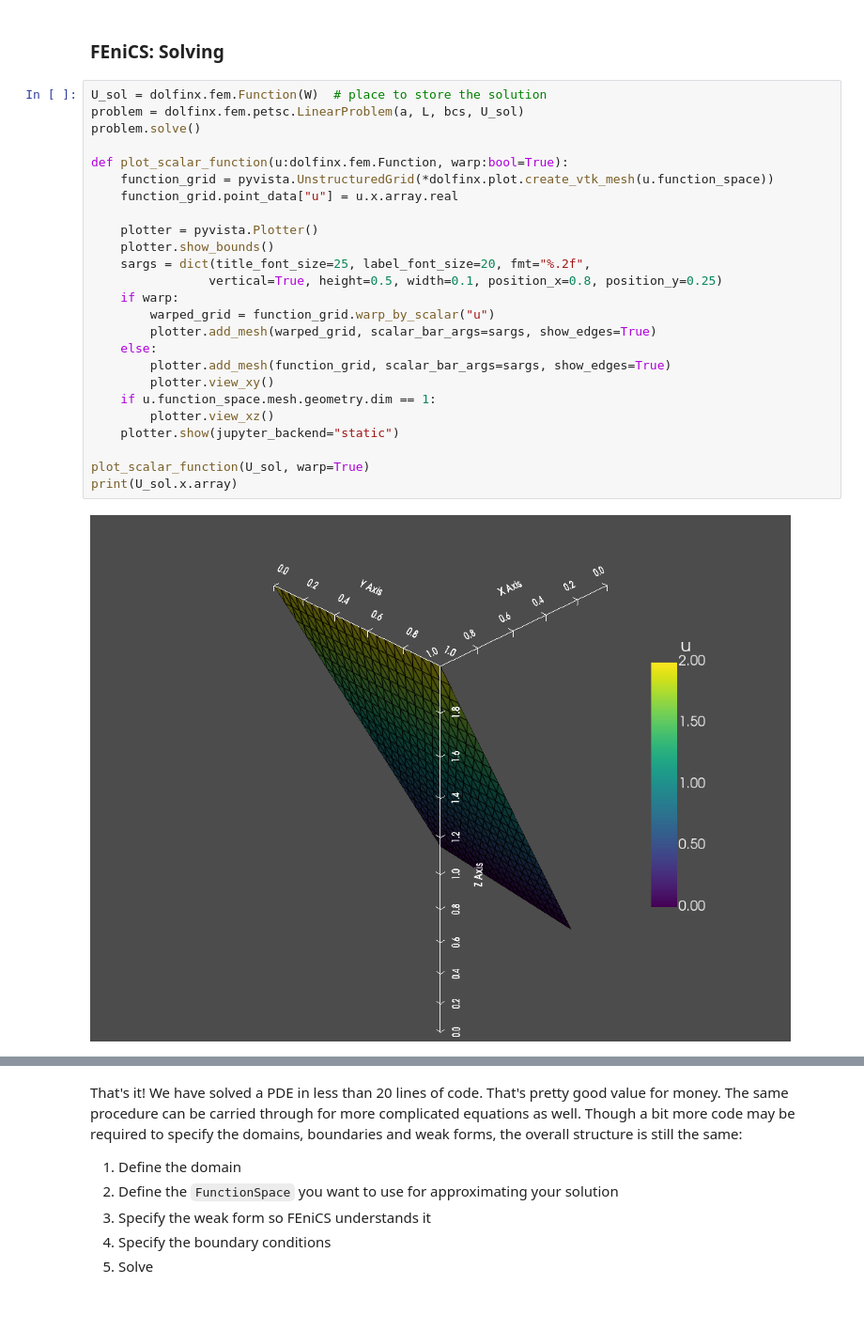
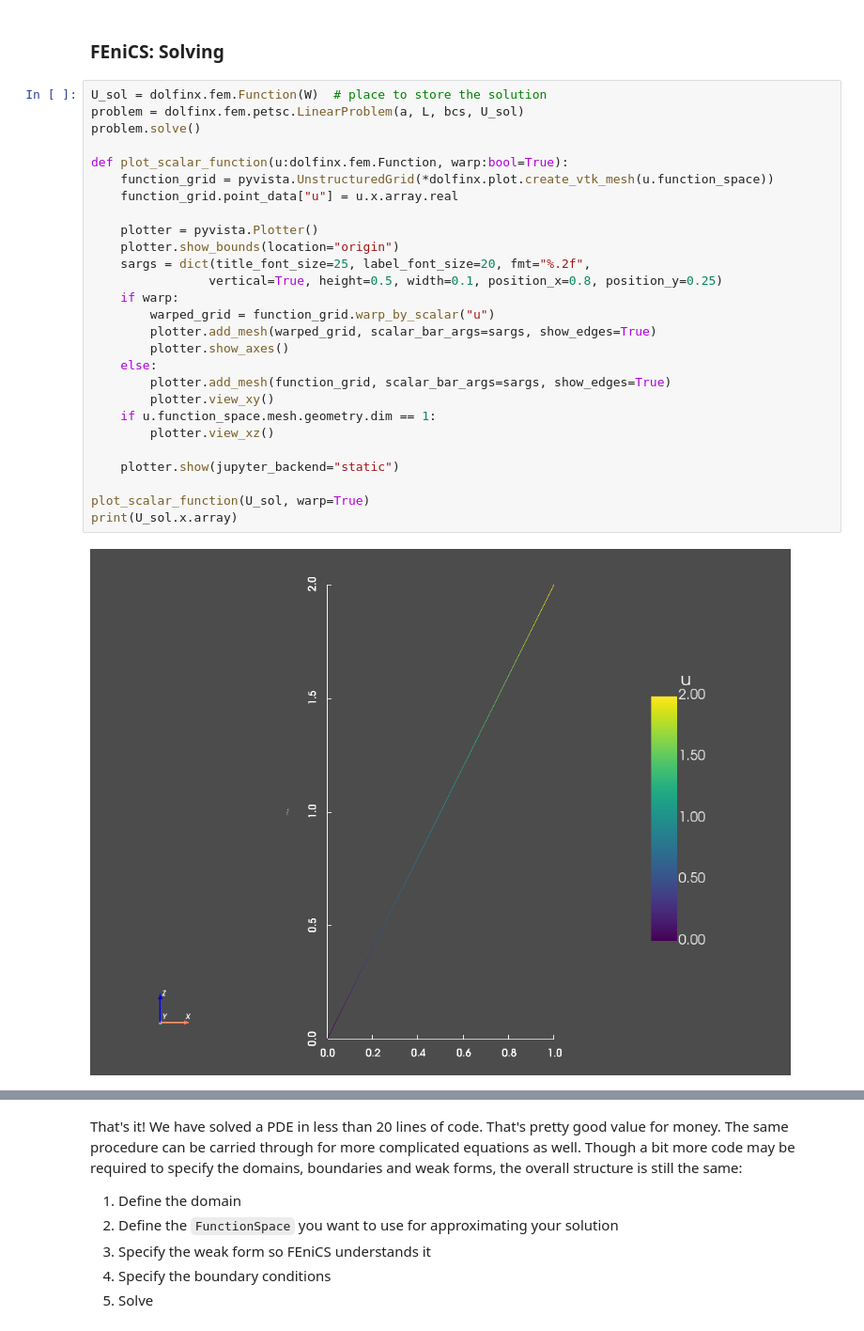
Before and after one commit to Simula-SSCP/SSCP_2024_lectures, a Jupyter notebook: L12 (FEniCS Intro)/dolfinx/L02_FEniCS_Diffusion.ipynb, the cells around one changed output, grey strips where cells are left out. Shown at 94% size. Cells and saved outputs as stored; diff of their text form.

```diff
--- a/L12 (FEniCS Intro)/dolfinx/L02_FEniCS_Diffusion.ipynb
+++ b/L12 (FEniCS Intro)/dolfinx/L02_FEniCS_Diffusion.ipynb
@@ -156,27 +156,29 @@ We are now ready to solve the linear system.
 # %%
 U_sol = dolfinx.fem.Function(W)  # place to store the solution
 problem = dolfinx.fem.petsc.LinearProblem(a, L, bcs, U_sol)
 problem.solve()
 
 def plot_scalar_function(u:dolfinx.fem.Function, warp:bool=True):
     function_grid = pyvista.UnstructuredGrid(*dolfinx.plot.create_vtk_mesh(u.function_space))
     function_grid.point_data["u"] = u.x.array.real
 
     plotter = pyvista.Plotter()
-    plotter.show_bounds()
+    plotter.show_bounds(location="origin")
     sargs = dict(title_font_size=25, label_font_size=20, fmt="%.2f",
                 vertical=True, height=0.5, width=0.1, position_x=0.8, position_y=0.25)
     if warp:
         warped_grid = function_grid.warp_by_scalar("u")
         plotter.add_mesh(warped_grid, scalar_bar_args=sargs, show_edges=True)
+        plotter.show_axes()
     else:
         plotter.add_mesh(function_grid, scalar_bar_args=sargs, show_edges=True)
         plotter.view_xy()
     if u.function_space.mesh.geometry.dim == 1:
         plotter.view_xz()
+
     plotter.show(jupyter_backend="static")
 
 plot_scalar_function(U_sol, warp=True)
 print(U_sol.x.array)
 # %% [output]
-[figure, old version]
+[figure, new version]
```
Also changed, not shown: parts of 21 cells of this notebook.
